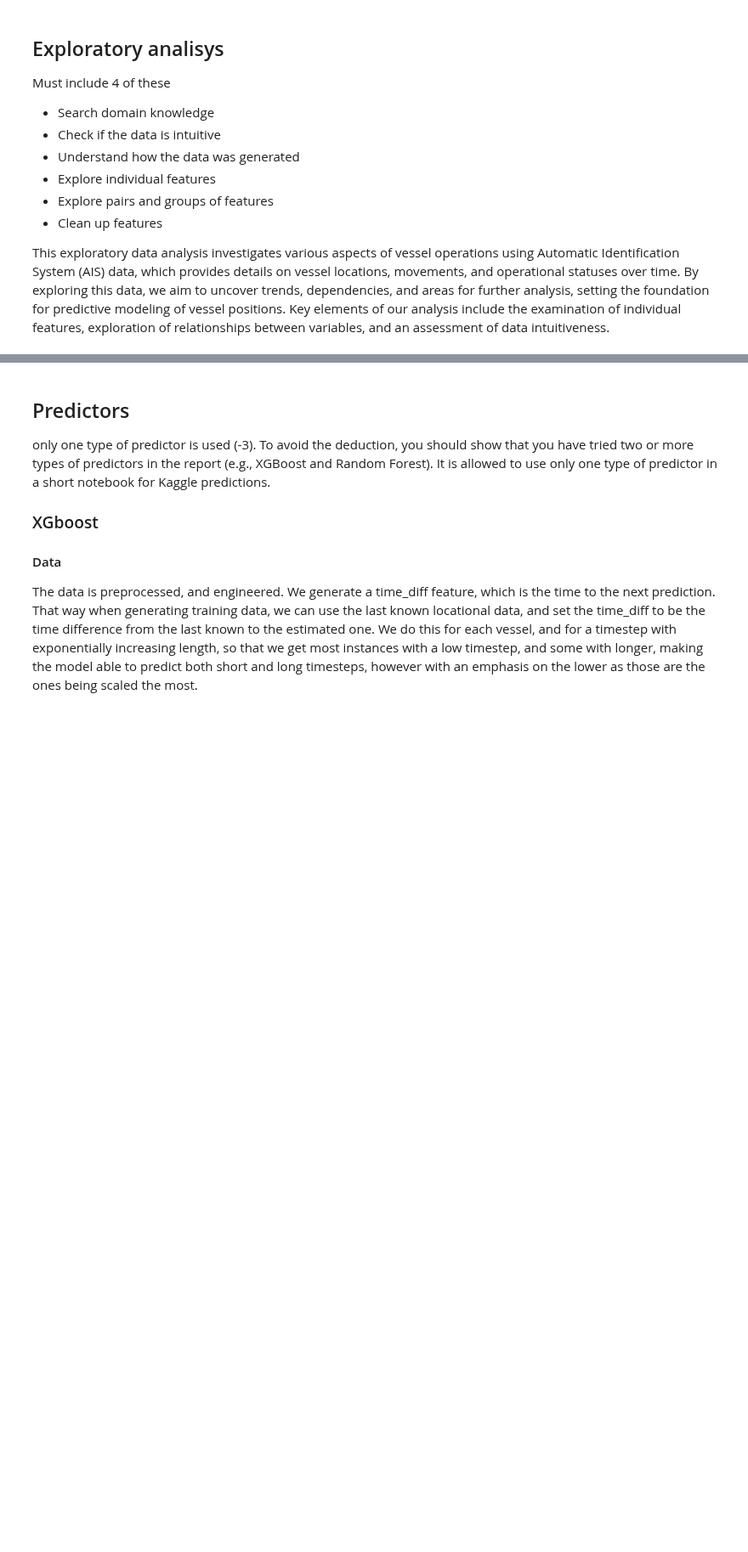
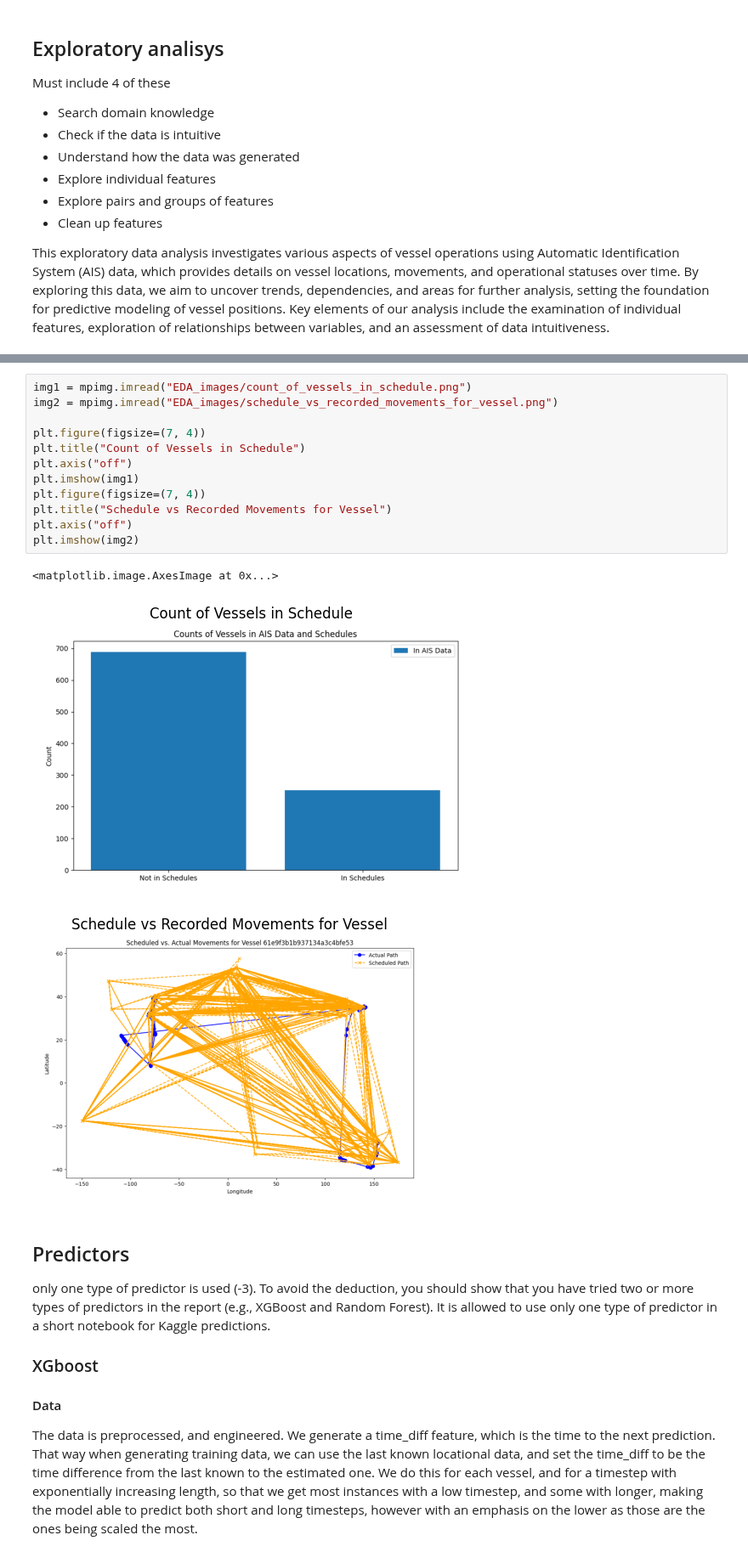
Before and after one commit to iverri/ML-Group-Project, a Jupyter notebook: Deliverables/report.ipynb, the cells around one changed output, grey strips where cells are left out. Shown at 85% size. Saved outputs shown, nothing was run; the diff lists cells and outputs as text; blank space fills up the shorter version.

```diff
--- a/Deliverables/report.ipynb
+++ b/Deliverables/report.ipynb
@@ -51,3 +112,19 @@ plt.show()
+# %%
+img1 = mpimg.imread("EDA_images/count_of_vessels_in_schedule.png")
+img2 = mpimg.imread("EDA_images/schedule_vs_recorded_movements_for_vessel.png")
+
+plt.figure(figsize=(7, 4))
+plt.title("Count of Vessels in Schedule")
+plt.axis("off")
+plt.imshow(img1)
+plt.figure(figsize=(7, 4))
+plt.title("Schedule vs Recorded Movements for Vessel")
+plt.axis("off")
+plt.imshow(img2)
+# %% [output]
+<matplotlib.image.AxesImage at 0x...>
+[figure, added]
+[figure, added]
 # %% [markdown]
 ## Predictors
 
```
Also changed, not shown: parts of 10 cells of this notebook.
